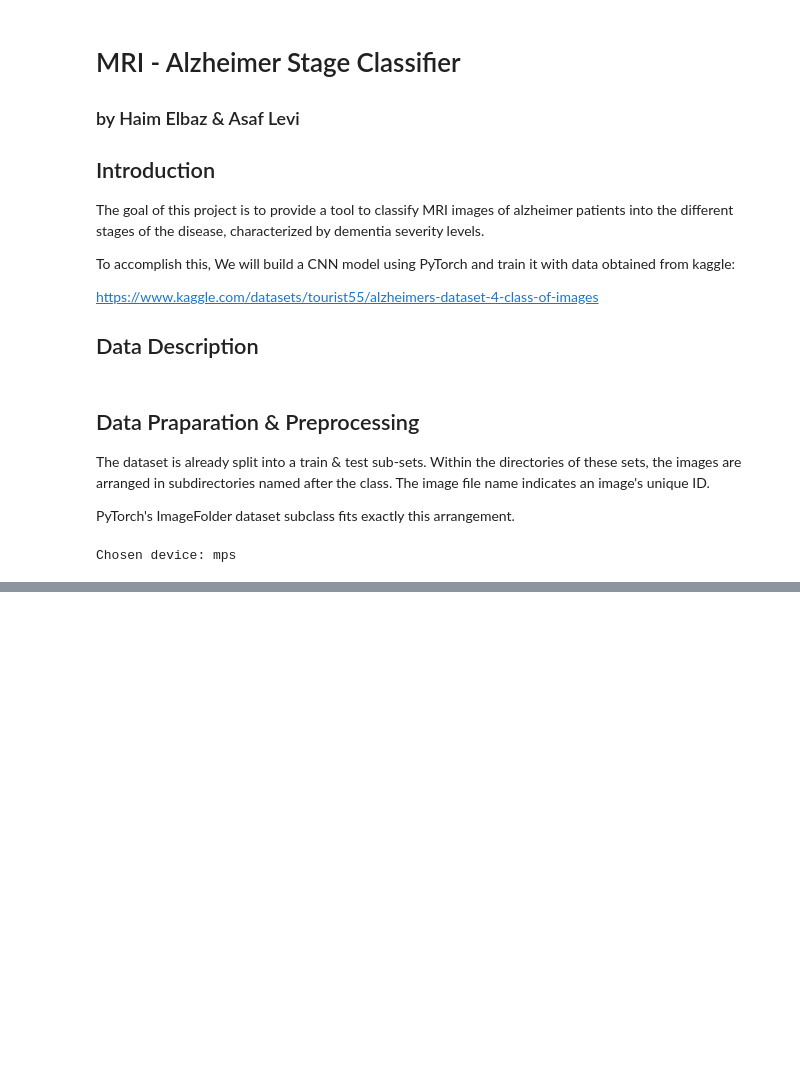
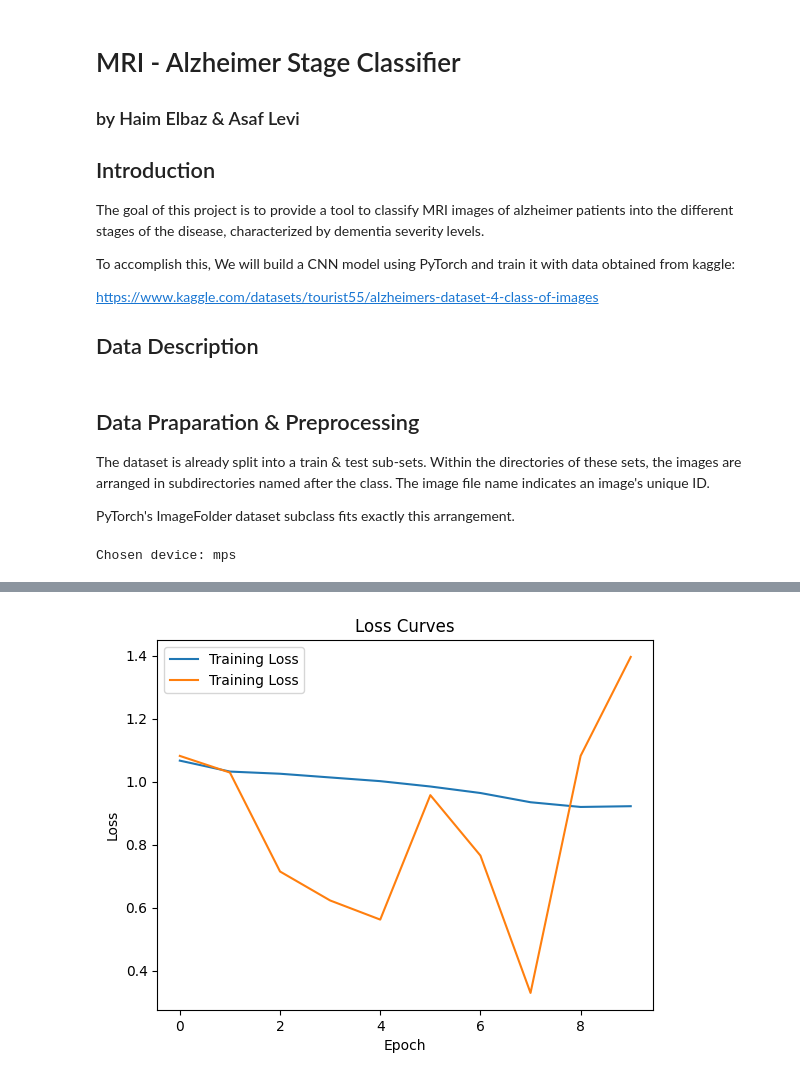
Before and after one commit to ElbazHaim/mri_alzheimer_dl_project, a Jupyter notebook: project.ipynb, the cells around one changed output, grey strips where cells are left out. Saved outputs shown, nothing was run; the diff lists cells and outputs as text; code cells hidden in the pictures; blank space fills up the shorter version.

```diff
--- a/project.ipynb
+++ b/project.ipynb
@@ -45,0 +49,15 @@ idx_to_class = {v: k for k, v in class_to_idx.items()}
+# %%
+total_train_size = len(train_dataset)
+print(f"Total train size: {total_train_size}")
+
+validation_set_size = int(total_train_size * 0.2)
+print(f"Validation set size: {validation_set_size}")
+
+training_set_size = total_train_size - validation_set_size
+print(f"Training set size: {training_set_size}")
+
+training_set, validation_set = torch.utils.data.random_split(train_dataset, [training_set_size, validation_set_size])
+
+assert validation_set_size == len(validation_set), "Validation size mismatch"
+assert training_set_size == len(training_set), "Training size mismatch"
+assert training_set_size + validation_set_size == total_train_size, "Dataset size mismatch after split"
@@ -46,5 +68,6 @@ idx_to_class = {v: k for k, v in class_to_idx.items()}
 # %%
-train_loader = DataLoader(train_dataset, batch_size=32, shuffle=True)
+train_loader = DataLoader(training_set, batch_size=32, shuffle=True)
+validation_loader = DataLoader(validation_set, batch_size=32, shuffle=True)
 # %%
 img, labels = next(iter(train_loader))
 show_images([img[i] for i in range(4)], labels, idx_to_class)
@@ -54,14 +100,14 @@ show_images([img[i] for i in range(4)], labels, idx_to_class)
 class Net(nn.Module):
     def __init__(self):
       super(Net, self).__init__()
-      self.conv1 = nn.Conv2d(3, 32, 3, 2, padding=1)
+      self.conv1 = nn.Conv2d(3, 6, 3, 2, padding=1)
       self.maxpool1 = nn.MaxPool2d(3, stride=2)
-      self.conv2 = nn.Conv2d(32, 46, 38, 2, padding=1)
+      self.conv2 = nn.Conv2d(6, 46, 3, 2, padding=1)
       self.maxpool2 = nn.MaxPool2d(2, stride=2)
       self.relu1 = nn.ReLU()
       self.flat = nn.Flatten()
-      self.fc1 = nn.Linear(138, 69)
-      self.fc2 = nn.Linear(69, 4)
+      self.fc1 = nn.Linear(4554, 16)
+      self.fc2 = nn.Linear(16, 4)
 
     def forward(self, x):
       x = self.conv1(x)
@@ -73,3 +119,4 @@ class Net(nn.Module):
       x = self.fc1(x)
       x = self.fc2(x)
       return x
+summary(Net(), input_size=(3, 188, 156))
@@ -142,0 +221,13 @@ Epoch 16: model accuracy 100.00%
+# %%
+import matplotlib.pyplot as plt
+
+# Plot the loss curve against the number of iterations
+plt.plot(range(len(train_loss_curve)), train_loss_curve, label='Training Loss')
+plt.plot(range(len(validation_loss_curve)), validation_loss_curve, label='Training Loss')
+plt.xlabel('Epoch')
+plt.ylabel('Loss')
+plt.title('Loss Curves')
+plt.legend()
+plt.show()
+# %% [output]
+[figure, added]
```
Also changed, not shown: parts of 11 cells of this notebook, 1 other file.
